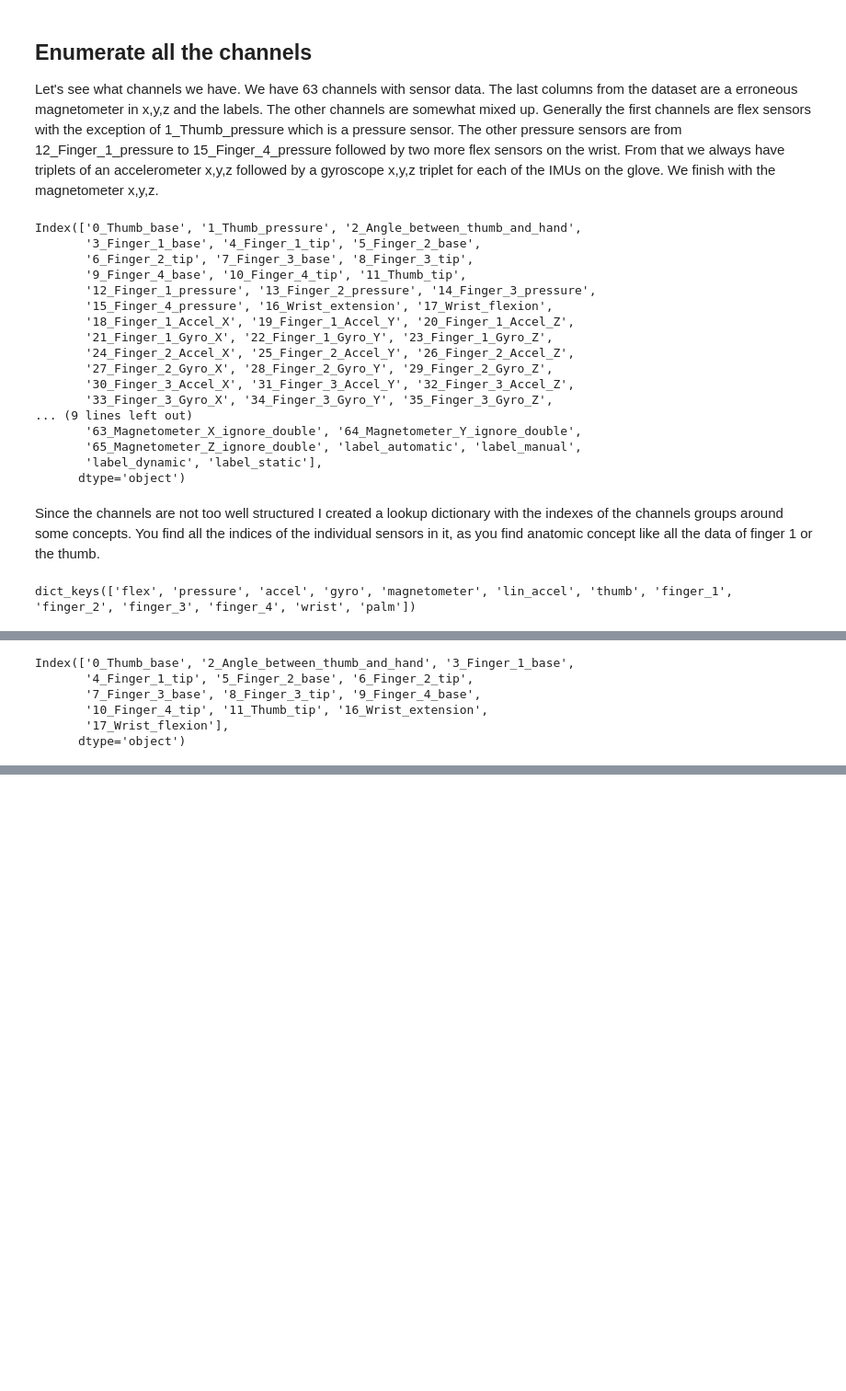
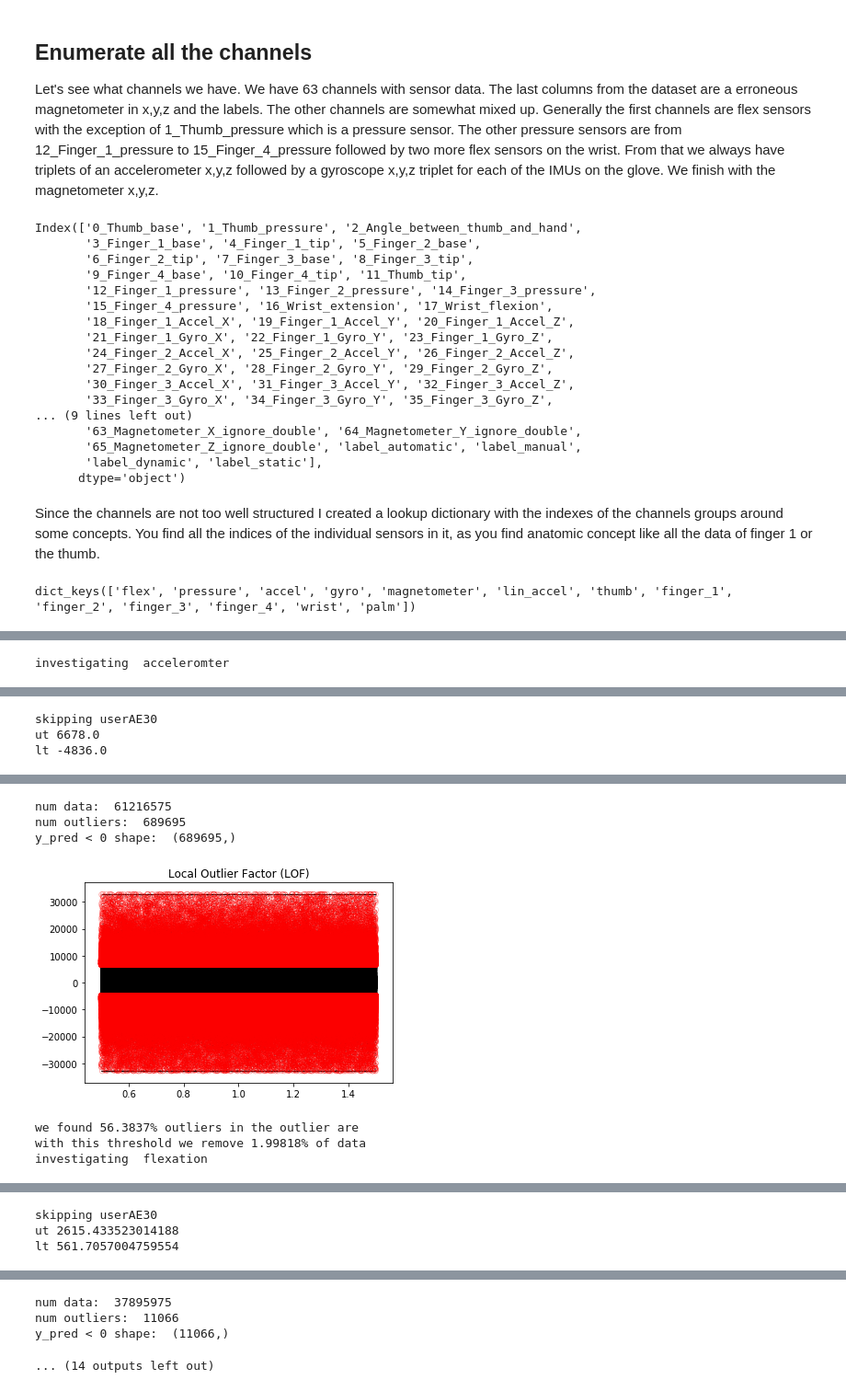
Before and after one commit to joergsimon/thesis, a Jupyter notebook: gesture-analysis/scripts/03 Distribution of values for channels and sensors.ipynb, the cells around one changed output, grey strips where cells are left out. Shown at 92% size. Cells and saved outputs as stored; diff of their text form; code cells hidden in the pictures; blank space fills up the shorter version.

```diff
--- a/gesture-analysis/scripts/03 Distribution of values for channels and sensors.ipynb
+++ b/gesture-analysis/scripts/03 Distribution of values for channels and sensors.ipynb
@@ -116,10 +91,0 @@ def visualise_outliers(X, y_pred, X_scores):
-# %%
-all_flex = Constants().raw_indices['flex']['all']
-print(cols[all_flex])
-# %% [output]
-Index(['0_Thumb_base', '2_Angle_between_thumb_and_hand', '3_Finger_1_base',
-       '4_Finger_1_tip', '5_Finger_2_base', '6_Finger_2_tip',
-       '7_Finger_3_base', '8_Finger_3_tip', '9_Finger_4_base',
-       '10_Finger_4_tip', '11_Thumb_tip', '16_Wrist_extension',
-       '17_Wrist_flexion'],
-      dtype='object')
@@ -125,0 +147,35 @@ Index(['0_Thumb_base', '2_Angle_between_thumb_and_hand', '3_Finger_1_base',
+# %%
+all_accel = Constants().raw_indices['accel']
+all_flex = Constants().raw_indices['flex']['all']
+all_gyro = Constants().raw_indices['gyro']
+all_pressure = Constants().raw_indices['pressure']
+all_magnetometer = Constants().raw_indices['magnetometer']
+sensor_names = ['acceleromter', 'flexation', 'gyroscope', 'pressure', 'magnetometer']
+all_types = [all_accel, all_flex, all_gyro, all_pressure, all_magnetometer]
+thresholds = [(0.03, 99.98), (0.588948, 99.56215), (0.05, 99.95), (0.03, 99.95), (0.1, 99.9)]
+# %%
+for tps,name,thrsh in tqdm.tqdm_notebook(zip(all_types, sensor_names, thresholds)):
+    print('investigating ', name)
+    X = get_all_values(cols[tps])
+    X = np.array(X).reshape(-1, 1)
+    lt, ut = thrsh
+    upper_tresh = np.percentile(X, ut)
+    lower_tresh = np.percentile(X, lt)
+    print('ut', upper_tresh)
+    print('lt', lower_tresh)
+    found_outliers = []
+    X_perm = np.random.permutation(len(X))
+    X_perm = X[X_perm]
+    for batch in tqdm.tqdm_notebook(range(0, len(X), 500000), leave=False):
+        x = X_perm[batch:min(batch+500000, len(X))]
+        y_pred, X_scores = find_outliers_(x)
+        y_pred = remove_predictions_inside(x, y_pred, upper_tresh, lower_tresh)
+        found_outliers += list(np.where(y_pred < 0)[0] + batch)
+        gc.collect()
+    visualise_total_outliers_for_sensor_scatter(X_perm, np.array(found_outliers))
+    outside = len(X[X > upper_tresh]) + len(X[X < lower_tresh])
+    outlier_factor = len(found_outliers)/outside
+    print(f'we found {outlier_factor*100:g}% outliers in the outlier are')
+    percent_removed = outside/len(X)
+    print(f'with this threshold we remove {percent_removed*100:g}% of data')
+# %% [output]
@@ -125,0 +183 @@ Index(['0_Thumb_base', '2_Angle_between_thumb_and_hand', '3_Finger_1_base',
+investigating  acceleromter
@@ -125,0 +185,3 @@ Index(['0_Thumb_base', '2_Angle_between_thumb_and_hand', '3_Finger_1_base',
+skipping userAE30
+ut 6678.0
+lt -4836.0
@@ -125,0 +189,7 @@ Index(['0_Thumb_base', '2_Angle_between_thumb_and_hand', '3_Finger_1_base',
+num data:  61216575
+num outliers:  689695
+y_pred < 0 shape:  (689695,)
+[figure, added]
+we found 56.3837% outliers in the outlier are
+with this threshold we remove 1.99818% of data
+investigating  flexation
@@ -125,0 +197,3 @@ Index(['0_Thumb_base', '2_Angle_between_thumb_and_hand', '3_Finger_1_base',
+skipping userAE30
+ut 2615.433523014188
+lt 561.7057004759554
@@ -125,0 +201,4 @@ Index(['0_Thumb_base', '2_Angle_between_thumb_and_hand', '3_Finger_1_base',
+num data:  37895975
+num outliers:  11066
+y_pred < 0 shape:  (11066,)
+... (14 outputs left out)
```
Also changed, not shown: parts of 78 cells of this notebook.
